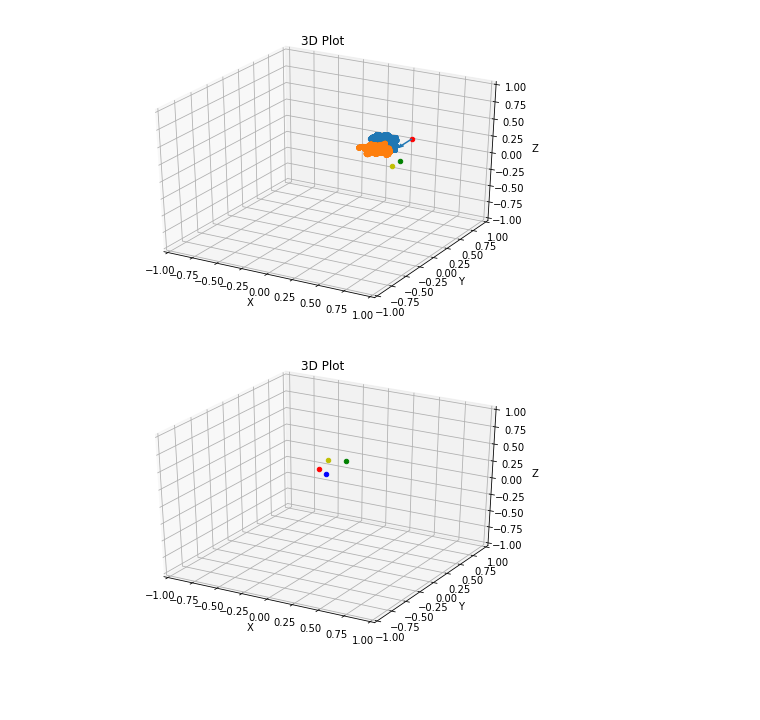
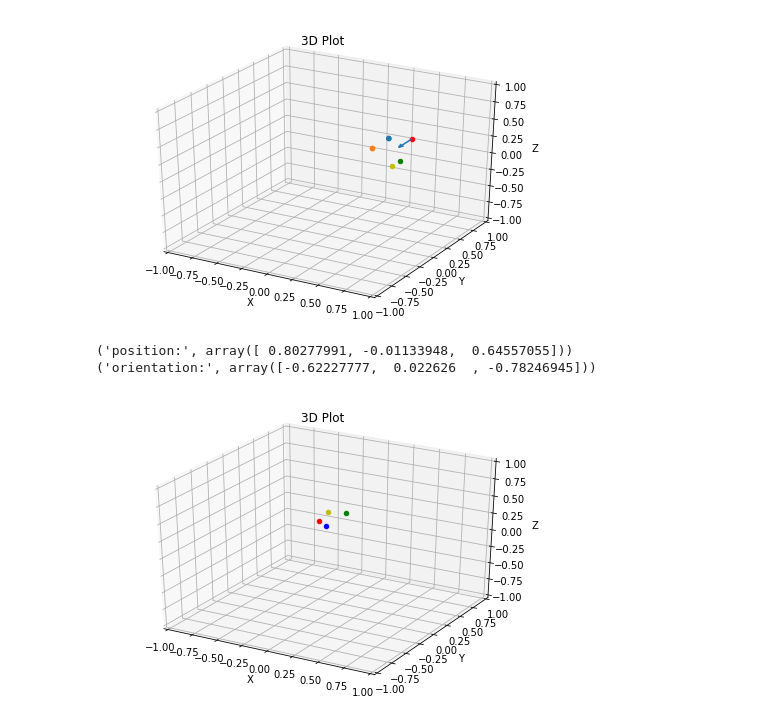
Before and after one commit to rmqlife/camera_transform, a Jupyter notebook: model_view_transform.ipynb, the cells around one changed output. Cells and saved outputs as stored; diff of their text form; code cells hidden in the pictures; blank space fills up the shorter version.

```diff
--- a/model_view_transform.ipynb
+++ b/model_view_transform.ipynb
@@ -54,39 +54,44 @@ class CameraTransform:
         p = np.dot(inv(self.model_view),p)
         p = p[:3]/p[3]
         return p
-    def print(self):
+
+    def print_config(self):
         print("position:",self.camera_position)
         print("orientation:",self.camera_orientation)
 
 R = [ 2.3378803662741476e-02, 9.9967347165206788e-01,
 1.0314146324401974e-02, 7.8244732224413349e-01,
 -1.1874935764705663e-02, -6.2260354465226841e-01,
 -6.2227776712034633e-01, 2.2626002202914774e-02,
 -7.8246945280440794e-01 ]
 t = [ -1.4090767998063891e-02, -2.2633313622261866e-01,
 1.0049478890295083e+00 ]
 R = np.array(R).reshape((3,3))
 t = np.array(t).reshape((3,1))
 cam = CameraTransform(R,t)
 
 # points in the camera axis
 hand_left=[-0.08309672027826309, 0.13976304233074188, 0.39112165570259094]
 hand_right=[0.09550348855555058, 0.1327906884253025, 0.42547494173049927]
 hand_left = cam.cam_to_world(hand_left)
 hand_right = cam.cam_to_world(hand_right)
 
 robot_pos = np.load('robot_arms.npy')
 
 p3d = Plot3d()
 p3d.draw_point(cam.camera_position, c='r')
 p3d.draw_vector(cam.camera_position, cam.camera_position+cam.camera_orientation*0.2)
 p3d.draw_point(hand_left, c='y')
 p3d.draw_point(hand_right, c='g')
-p3d.draw_points(robot_pos[:,:3])
-p3d.draw_points(robot_pos[:,-3:])
+p3d.draw_points(robot_pos[:2,:3])
+p3d.draw_points(robot_pos[:2,-3:])
 plt.show()
+
+cam.print_config()
 # %% [output]
-[figure, old version]
+[figure, new version]
+('position:', array([ 0.80277991, -0.01133948,  0.64557055]))
+('orientation:', array([-0.62227777,  0.022626  , -0.78246945]))
 # %%
 import matplotlib.pyplot as plt
 import numpy as np
```
Also changed, not shown: 2 other files.
